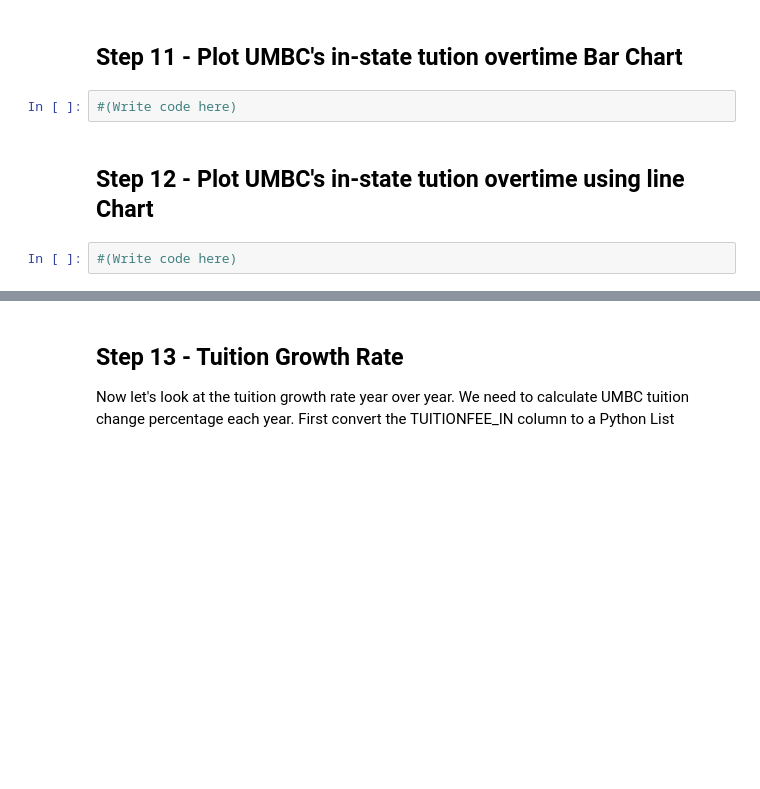
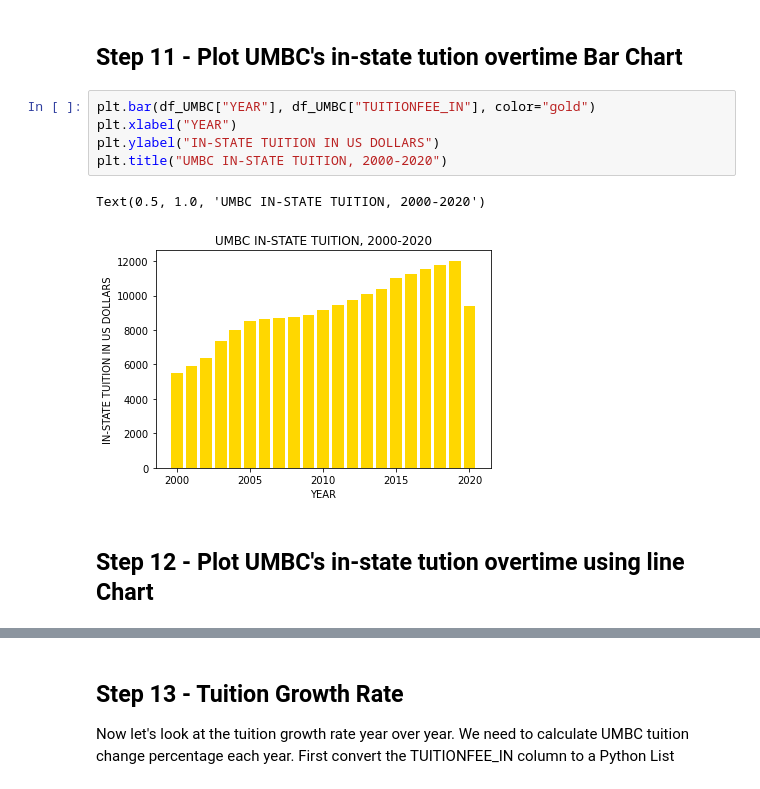
Before and after one commit to davidsadovy/data690_fall2022, a Jupyter notebook: assignment_06/assignment_06.ipynb, the cells around one changed output, grey strips where cells are left out. Drawn from its saved outputs; the diff is of its cells as text; blank space fills up the shorter version.

```diff
--- a/assignment_06/assignment_06.ipynb
+++ b/assignment_06/assignment_06.ipynb
@@ -297,8 +435,12 @@ For example, # of observations, varibles, head, tail, sample, missing values, st
 # %% [markdown]
 ## Step 11 - Plot UMBC's in-state tution overtime Bar Chart
-# %%
-#(Write code here)
+# %%
+plt.bar(df_UMBC["YEAR"], df_UMBC["TUITIONFEE_IN"], color="gold")
+plt.xlabel("YEAR")
+plt.ylabel("IN-STATE TUITION IN US DOLLARS")
+plt.title("UMBC IN-STATE TUITION, 2000-2020")
+# %% [output]
+Text(0.5, 1.0, 'UMBC IN-STATE TUITION, 2000-2020')
+[figure, added]
 # %% [markdown]
 ## Step 12 - Plot UMBC's in-state tution overtime using line Chart
-# %%
-#(Write code here)
```
Also changed, not shown: parts of 59 cells of this notebook.
